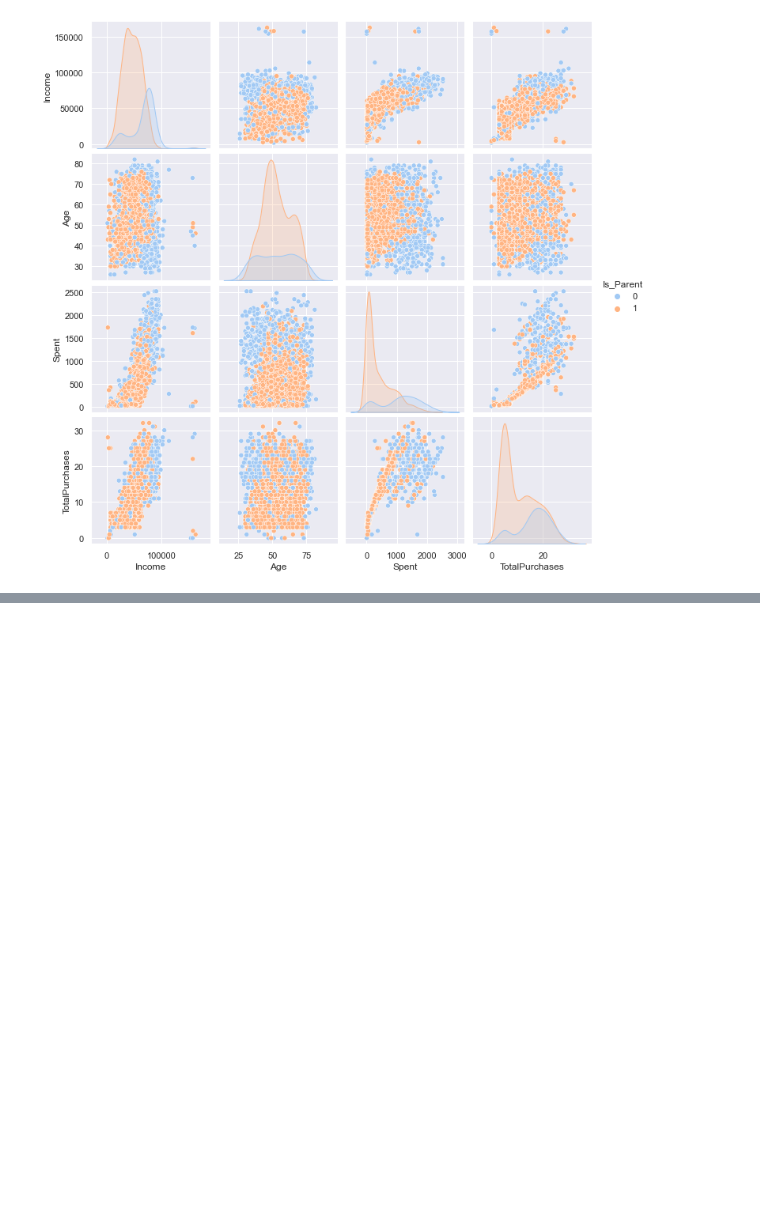
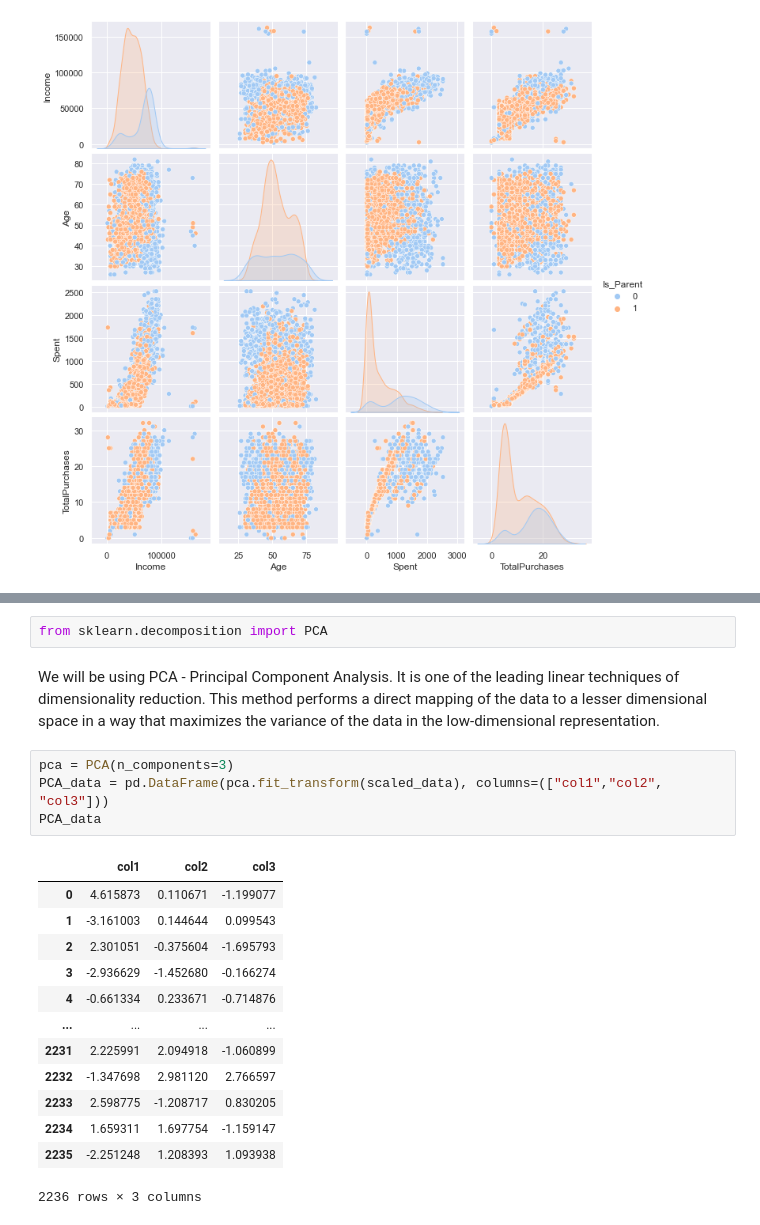
Before and after one commit to DenysIvanilov/Portfolio-Projects, a Jupyter notebook: CustomerSegmentation/NotebookAndModel/Untitled.ipynb, the cells around one changed output, grey strips where cells are left out. Cells and saved outputs as stored; diff of their text form; blank space fills up the shorter version.

```diff
--- a/CustomerSegmentation/NotebookAndModel/Untitled.ipynb
+++ b/CustomerSegmentation/NotebookAndModel/Untitled.ipynb
@@ -463,0 +518,22 @@ sns.pairplot(data[to_plot], hue="Is_Parent")
+# %%
+from sklearn.decomposition import PCA
+# %% [markdown]
+We will be using PCA - Principal Component Analysis. It is one of the leading linear techniques of dimensionality reduction. This method performs a direct mapping of the data to a lesser dimensional space in a way that maximizes the variance of the data in the low-dimensional representation.
+# %%
+pca = PCA(n_components=3)
+PCA_data = pd.DataFrame(pca.fit_transform(scaled_data), columns=(["col1","col2", "col3"]))
+PCA_data
+# %% [output]
+|  | col1 | col2 | col3 |
+| 0 | 4.615873 | 0.110671 | -1.199077 |
+| 1 | -3.161003 | 0.144644 | 0.099543 |
+| 2 | 2.301051 | -0.375604 | -1.695793 |
+| 3 | -2.936629 | -1.452680 | -0.166274 |
+| 4 | -0.661334 | 0.233671 | -0.714876 |
+| ... | ... | ... | ... |
+| 2231 | 2.225991 | 2.094918 | -1.060899 |
+| 2232 | -1.347698 | 2.981120 | 2.766597 |
+| 2233 | 2.598775 | -1.208717 | 0.830205 |
+| 2234 | 1.659311 | 1.697754 | -1.159147 |
+| 2235 | -2.251248 | 1.208393 | 1.093938 |
+2236 rows × 3 columns
```
Also changed, not shown: parts of 28 cells of this notebook.
